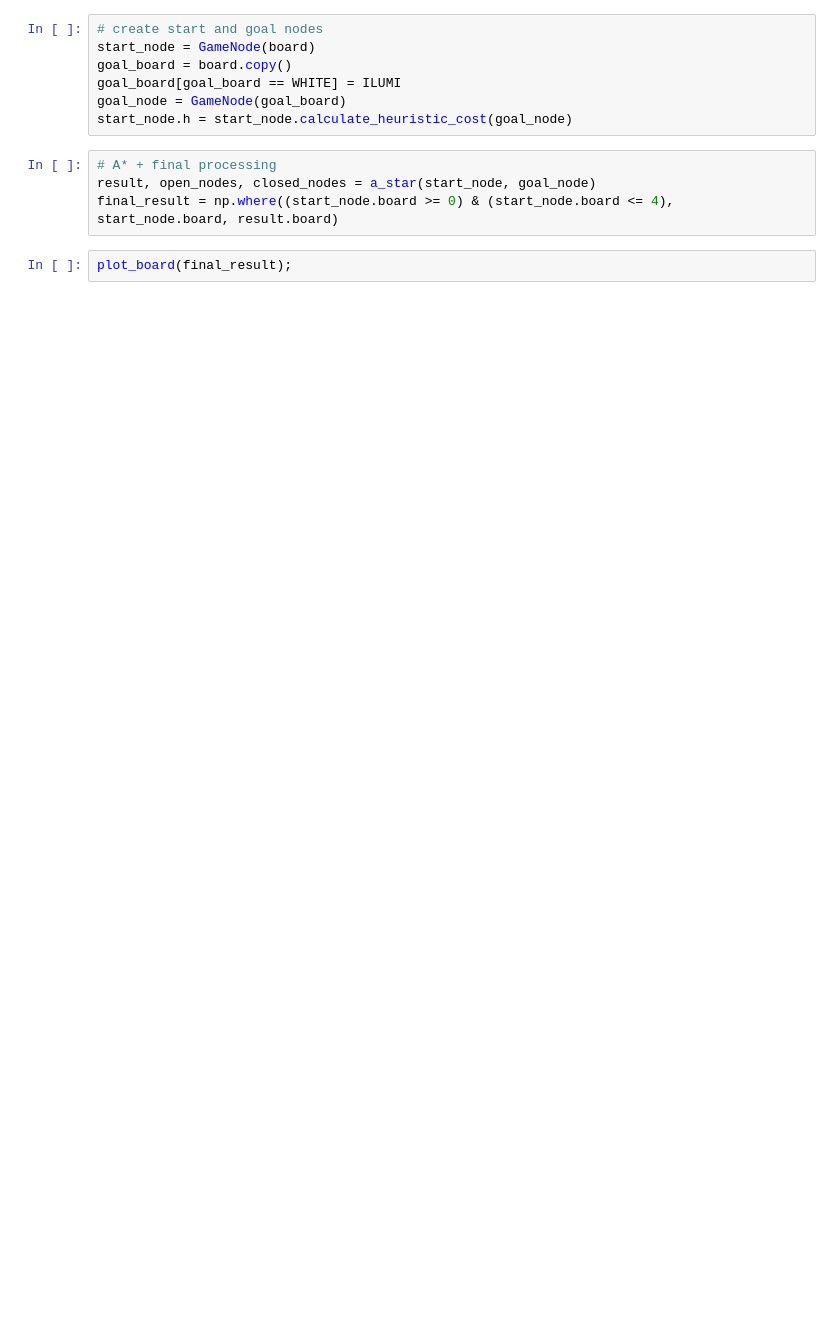
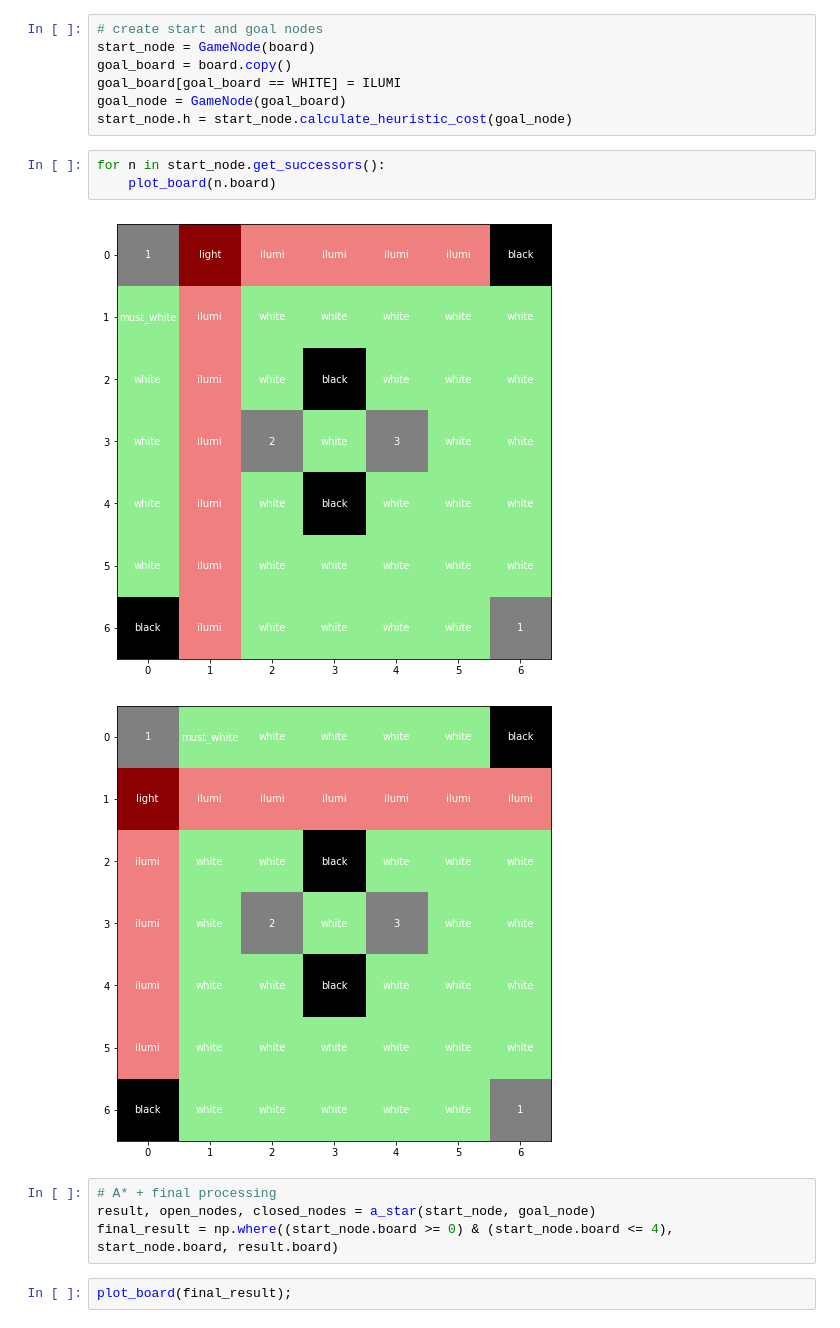
Before and after one commit to montanha22/ctc17, a Jupyter notebook: lab1/q2/main.ipynb, the cells around one changed output. Saved outputs shown, nothing was run; the diff lists cells and outputs as text; blank space fills up the shorter version.

```diff
--- a/lab1/q2/main.ipynb
+++ b/lab1/q2/main.ipynb
@@ -132,6 +125,12 @@ goal_board = board.copy()
 goal_board[goal_board == WHITE] = ILUMI
 goal_node = GameNode(goal_board)
 start_node.h = start_node.calculate_heuristic_cost(goal_node)
+# %%
+for n in start_node.get_successors():
+    plot_board(n.board)
+# %% [output]
+[figure, added]
+[figure, added]
 # %%
 # A* + final processing
 result, open_nodes, closed_nodes = a_star(start_node, goal_node)
```
Also changed, not shown: parts of 7 cells of this notebook.
